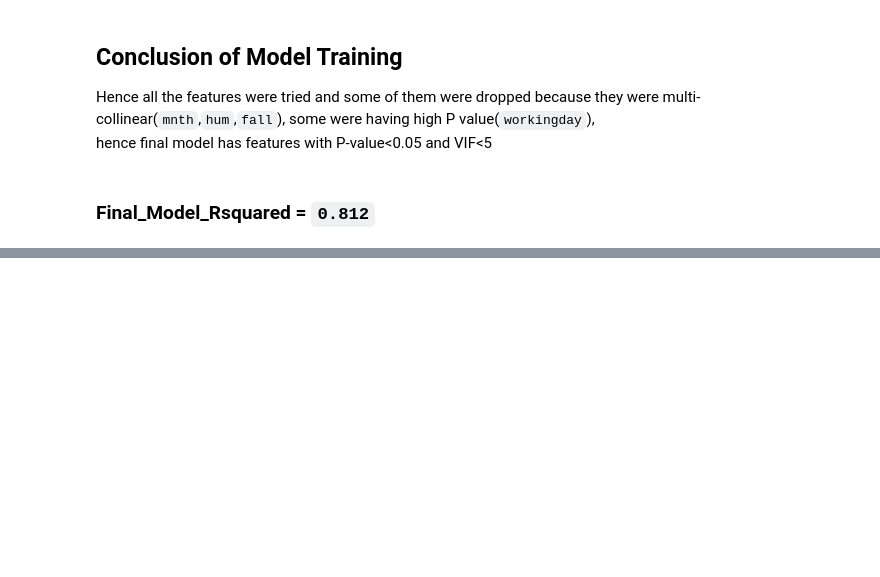
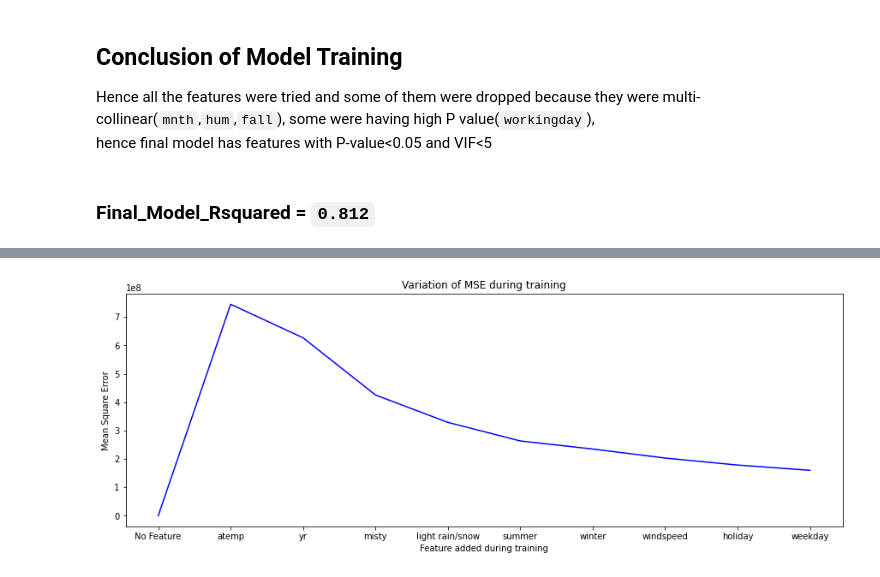
Before and after one commit to karthickchetti/Bike_Sharing, a Jupyter notebook: BikeSharing/Bike_Sharing.ipynb, the cells around one changed output, grey strips where cells are left out. Cells and saved outputs as stored; diff of their text form; code cells hidden in the pictures; blank space fills up the shorter version.

```diff
--- a/BikeSharing/Bike_Sharing.ipynb
+++ b/BikeSharing/Bike_Sharing.ipynb
@@ -627,0 +695,10 @@ sns.distplot(res,bins=50)
+# %%
+#Training Variation of MSE
+plt.figure(figsize=(15,5))
+plt.plot(plot_feature_list,mse_list,color="b")
+plt.xlabel("Feature added during training")
+plt.ylabel("Mean Square Error")
+plt.title("Variation of MSE during training")
+plt.show()
+# %% [output]
+[figure, added]
```
Also changed, not shown: parts of 43 cells of this notebook.
